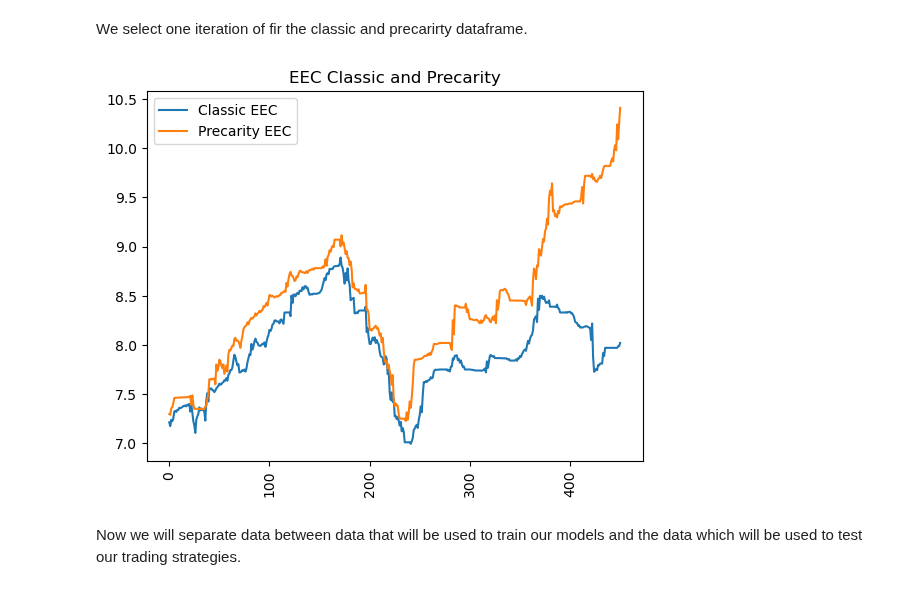
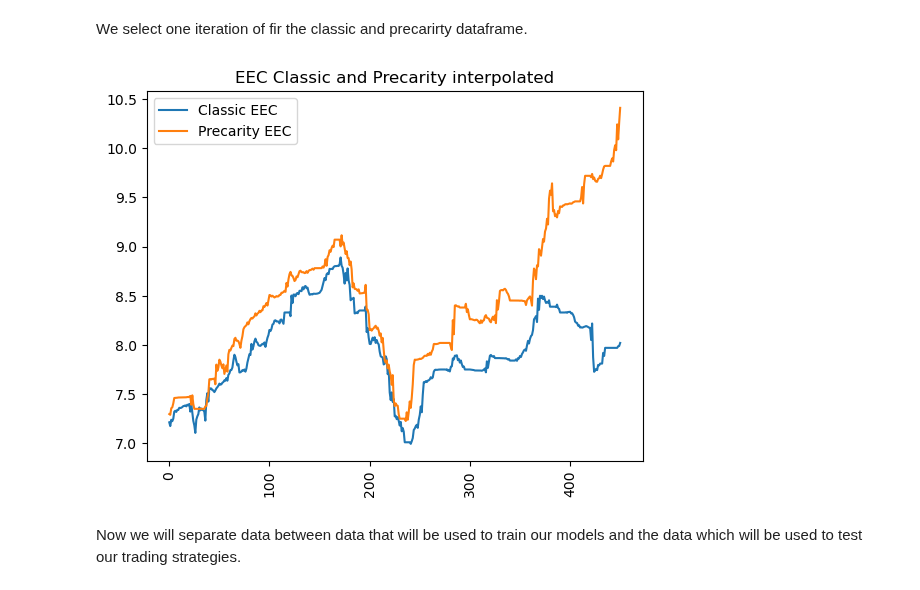
Before and after one commit to R4nd0mnam3/Time_series_Prediction, a Jupyter notebook: main.ipynb, the cells around one changed output. Saved outputs shown, nothing was run; the diff lists cells and outputs as text; code cells hidden in the pictures.

```diff
--- a/main.ipynb
+++ b/main.ipynb
@@ -108,15 +120,15 @@ precarity_df = pd.read_csv("selected_augmented_precarity_df.csv")
 # %%
 plt.figure()
 
 plt.plot(classic_df["SPOT"], label = "Classic EEC")
 plt.plot(precarity_df["SPOT"], label = "Precarity EEC")
-plt.title("EEC Classic and Precarity")
+plt.title("EEC Classic and Precarity interpolated")
 plt.legend()
 plt.xticks(rotation = 90)
 
 plt.show()
 # %% [output]
-[figure, old version]
+[figure, new version]
 # %% [markdown]
 Now we will separate data between data that will be used to train our models and the data which will be used to test our trading strategies.
 # %% [markdown]
```
Also changed, not shown: parts of 15 cells of this notebook, 4 other files.
